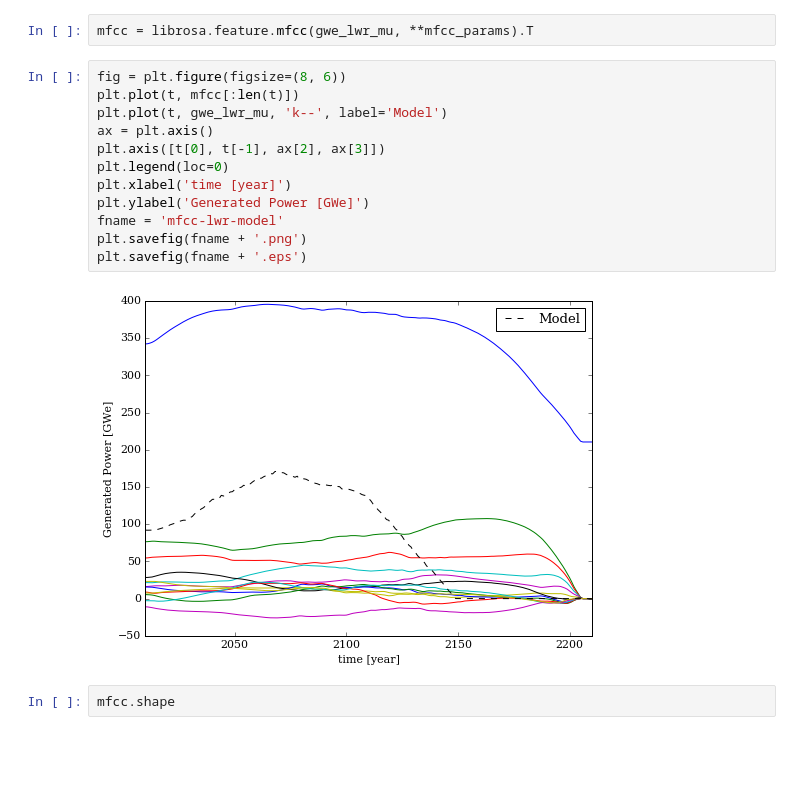
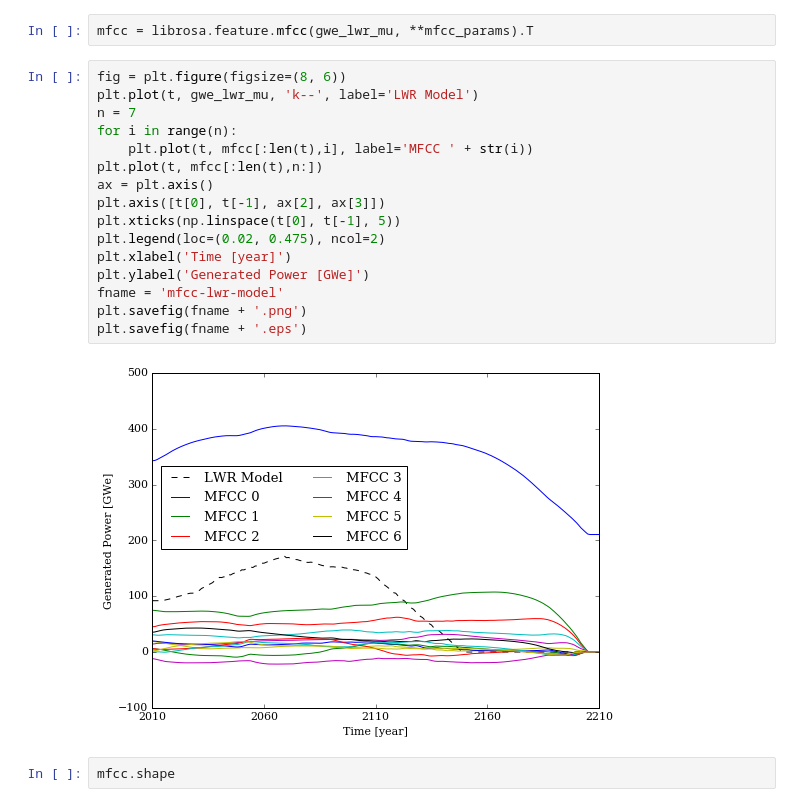
Before and after one commit to scopatz/fc-bench-method, a Jupyter notebook: methodology.ipynb, the cells around one changed output. Saved outputs shown, nothing was run; the diff lists cells and outputs as text; blank space fills up the shorter version.

```diff
--- a/methodology.ipynb
+++ b/methodology.ipynb
@@ -465,18 +465,22 @@ Contribution is 0.899077958398
 mfcc = librosa.feature.mfcc(gwe_lwr_mu, **mfcc_params).T
 # %%
 fig = plt.figure(figsize=(8, 6))
-plt.plot(t, mfcc[:len(t)])
-plt.plot(t, gwe_lwr_mu, 'k--', label='Model')
+plt.plot(t, gwe_lwr_mu, 'k--', label='LWR Model')
+n = 7
+for i in range(n):
+    plt.plot(t, mfcc[:len(t),i], label='MFCC ' + str(i))
+plt.plot(t, mfcc[:len(t),n:])
 ax = plt.axis()
 plt.axis([t[0], t[-1], ax[2], ax[3]])
-plt.legend(loc=0)
-plt.xlabel('time [year]')
+plt.xticks(np.linspace(t[0], t[-1], 5))
+plt.legend(loc=(0.02, 0.475), ncol=2)
+plt.xlabel('Time [year]')
 plt.ylabel('Generated Power [GWe]')
 fname = 'mfcc-lwr-model'
 plt.savefig(fname + '.png')
 plt.savefig(fname + '.eps')
 # %% [output]
-[figure, old version]
+[figure, new version]
 # %%
 mfcc.shape
 # %% [output]
```
Also changed, not shown: parts of 7 cells of this notebook, 25 other files.
